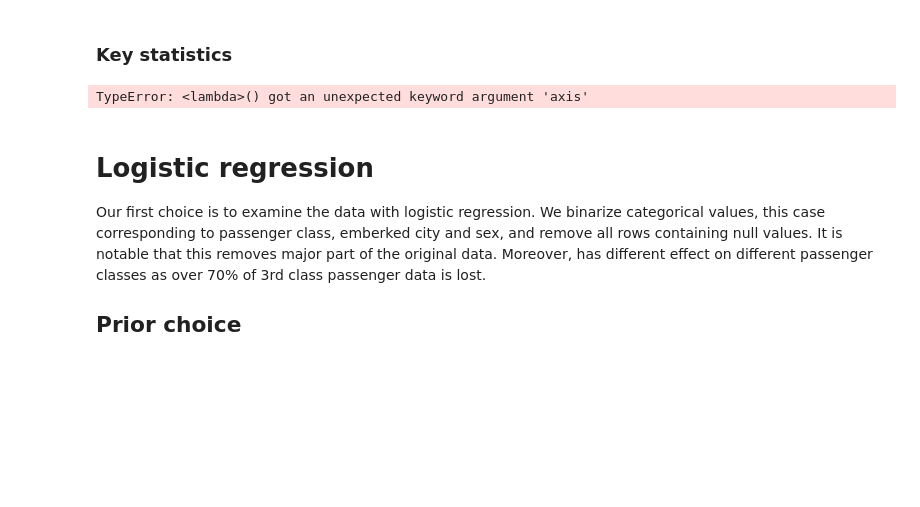
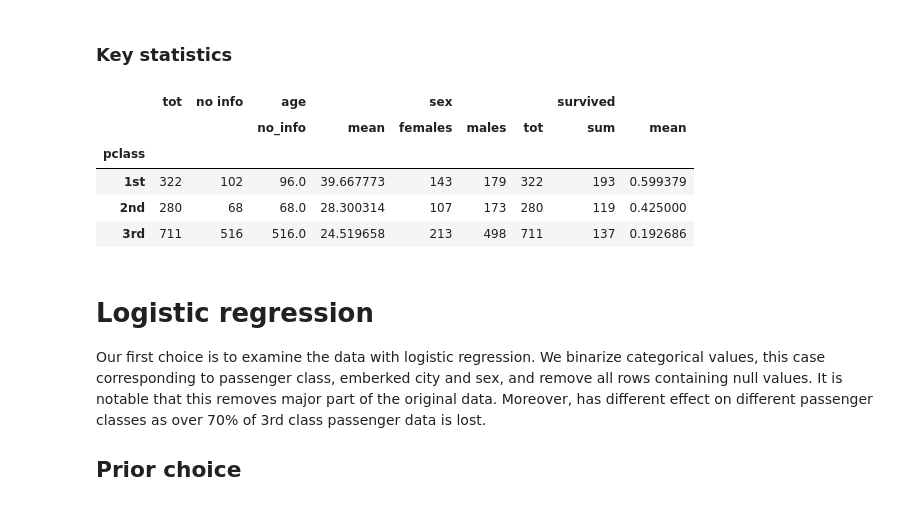
Before and after one commit to kapalk/bayesian_data_analysis_titanic, a Jupyter notebook: code/Bayesian Data Analysis - Course Project.ipynb, the cells around one changed output. Saved outputs shown, nothing was run; the diff lists cells and outputs as text; code cells hidden in the pictures; blank space fills up the shorter version.

```diff
--- a/code/Bayesian Data Analysis - Course Project.ipynb
+++ b/code/Bayesian Data Analysis - Course Project.ipynb
@@ -46,35 +47,40 @@ def tot(seq):
     return len(seq)
 
 def females(passengers):
     return count_matches(passengers, "female")
 
 def males(passengers):
     return count_matches(passengers, "male")
 
 def Queenstown(passengers):
     return count_matches(passengers, "Queenstown")
 
 def Cherbourg(passengers):
     return count_matches(passengers, "Cherbourg")
 
 def Southampton(passengers):
     return count_matches(passengers, "Southampton")
 
 
 pclass_summary = data.groupby('pclass').agg({
     'survived': ['sum', 'mean'],
     'age': [no_info, 'mean'],
     'sex': [females, males, tot],
     'embarked': [Queenstown, Cherbourg, Southampton, no_info, tot]
 })
 
 pclass_summary["tot"] = data.pclass.value_counts()
 pclass_summary["no info"] = data.groupby("pclass").apply(
-    lambda x: sum(x.isnull().values), axis = 1)
+    lambda x: x.shape[0] - x.dropna().shape[0])
 pclass_summary = pclass_summary[["tot", "no info", "age", "sex", "survived"]]
 pclass_summary
 # %% [output]
-TypeError: <lambda>() got an unexpected keyword argument 'axis'
+|  | tot | no info | age |  | sex |  |  | survived |  |
+|  |  |  | no_info | mean | females | males | tot | sum | mean |
+| pclass |  |  |  |  |  |  |  |  |  |
+| 1st | 322 | 102 | 96.0 | 39.667773 | 143 | 179 | 322 | 193 | 0.599379 |
+| 2nd | 280 | 68 | 68.0 | 28.300314 | 107 | 173 | 280 | 119 | 0.425000 |
+| 3rd | 711 | 516 | 516.0 | 24.519658 | 213 | 498 | 711 | 137 | 0.192686 |
 # %% [markdown]
 # Logistic regression
 
```
Also changed, not shown: parts of 10 cells of this notebook.
